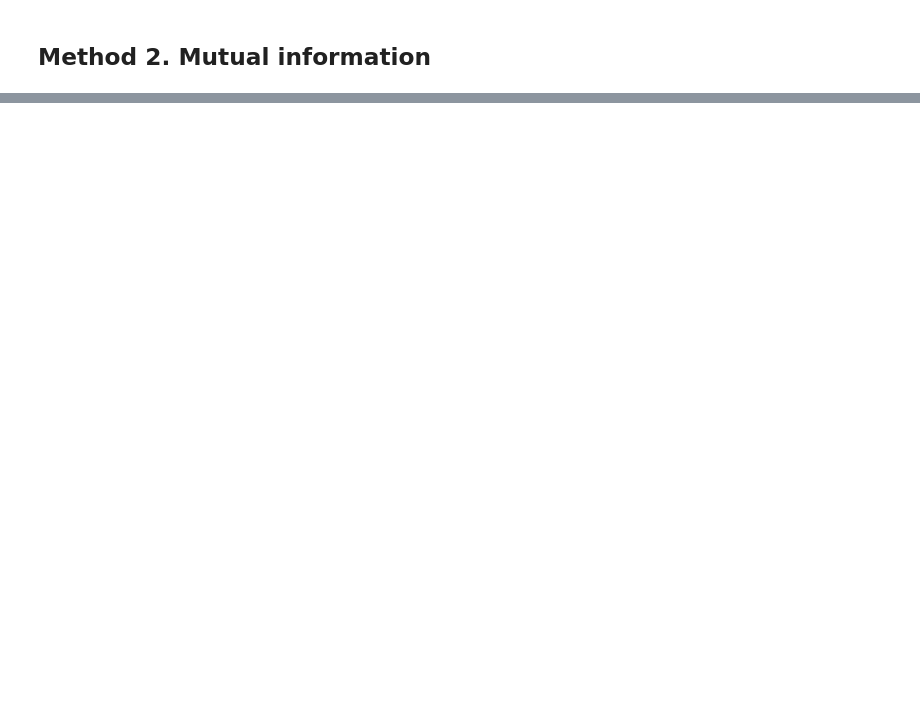
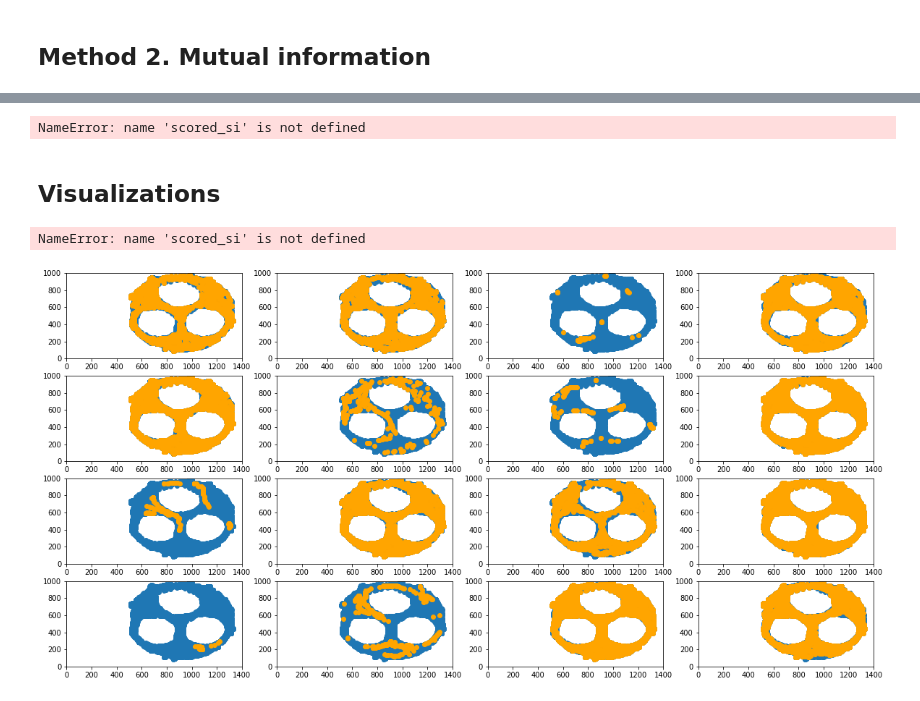
Before and after one commit to 0x50f13/cover, a Jupyter notebook: notebooks/best_neurons.ipynb, the cells around one changed output, grey strips where cells are left out. Drawn from its saved outputs; the diff is of its cells as text; code cells hidden in the pictures; blank space fills up the shorter version.

Commit message:
Added filtere MI/SI, PCA, added some visualizations

```diff
--- a/notebooks/best_neurons.ipynb
+++ b/notebooks/best_neurons.ipynb
@@ -75,0 +80,12 @@ NameError: name 'x' is not defined
+# %%
+def mi_score(activity, _labels, n_quantiles=10):
+    scores=dict()
+    quantiles=(quantile_transform(activity)*n_quantiles).astype(np.int32)
+    n_neuron=0
+    for x in tqdm(quantiles.T):
+        scores[n_neuron]= mutual_info_score(x,_labels)
+        n_neuron+=1
+    return scores
+activity=data[data.columns[7:]]
+scores=mi_score(activity,labels)
+scored_mi=[k for k, v in sorted(scores.items(), key=lambda item: item[1])]
@@ -75,0 +96,40 @@ NameError: name 'x' is not defined
+# %%
+scored_si[:10]
+# %% [output]
+NameError: name 'scored_si' is not defined
+# %% [markdown]
+## Visualizations
+# %%
+MU=0.3
+def plot_space():
+    positions=data[data.columns[5:7]]
+    return plt.scatter(positions["x"], positions["y"])
+# %%
+def plot_activity(n_neuron):
+    activity=data[str(n_neuron)+".0"]
+    pos=data[data.columns[5:7]]
+    pointsX,pointsY=[],[]
+    assert len(pos)==len(activity)
+    for i in range(len(activity)):
+        if activity[i]>MU:
+            pointsX.append(pos["x"][i])
+            pointsY.append(pos["y"][i])
+    return plt.scatter(pointsX,pointsY,color="orange")
+# %%
+plt.rcParams['figure.figsize'] = [20, 10]
+def multiplot(ids, a=4, b=4):
+    gs = gridspec.GridSpec(a, b)
+    i=0
+    for n in ids:
+        plt.subplot(gs[i//a, i%a])
+        plt.ylim(0,1000)
+        plt.xlim(0,1400)
+        plot_space()
+        plot_activity(n)
+        i+=1
+# %%
+multiplot(scored_mi[:16])
+multiplot(scored_si[:16])
+# %% [output]
+NameError: name 'scored_si' is not defined
+[figure, added]
```
Also changed, not shown: parts of 12 cells of this notebook, 1 other file.
